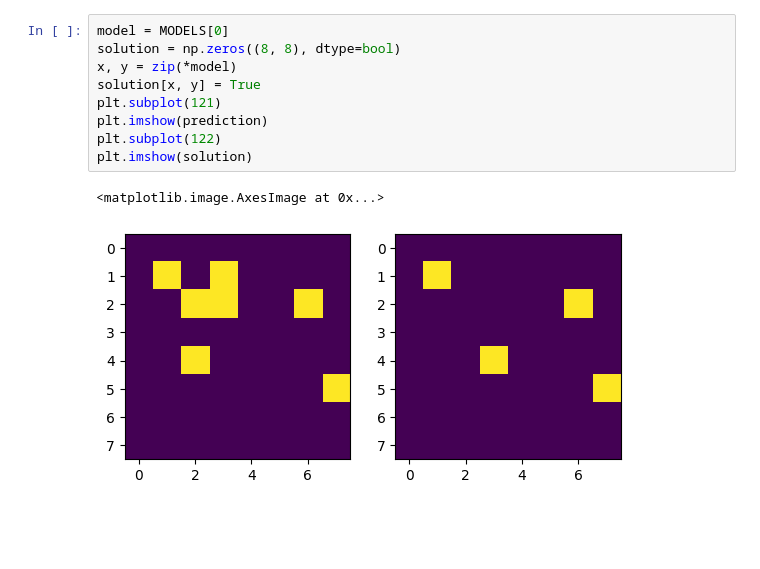
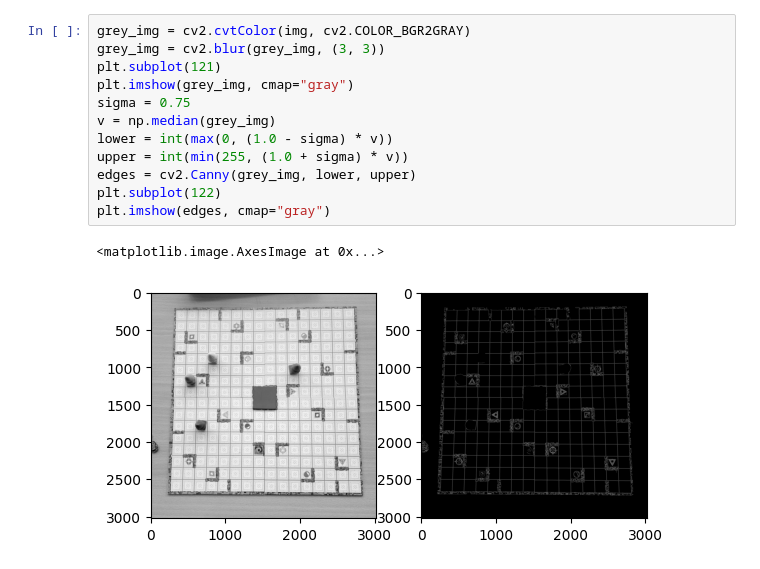
Before and after one commit to blefeuvr/ricochet_robot, a Jupyter notebook: back/test.ipynb, the cells around one changed output. Saved outputs shown, nothing was run; the diff lists cells and outputs as text; blank space fills up the shorter version.

```diff
--- a/back/test.ipynb
+++ b/back/test.ipynb
@@ -38,12 +23,15 @@ plt.imshow(np.rot90(resample(projected, 512)[i], rot[i])[:, :, ::-1])
-# %%
-model = MODELS[0]
-solution = np.zeros((8, 8), dtype=bool)
-x, y = zip(*model)
-solution[x, y] = True
-plt.subplot(121)
-plt.imshow(prediction)
-plt.subplot(122)
-plt.imshow(solution)
-# %% [output]
-<matplotlib.image.AxesImage at 0x...>
-[figure, removed]
+# %%
+grey_img = cv2.cvtColor(img, cv2.COLOR_BGR2GRAY)
+grey_img = cv2.blur(grey_img, (3, 3))
+plt.subplot(121)
+plt.imshow(grey_img, cmap="gray")
+sigma = 0.75
+v = np.median(grey_img)
+lower = int(max(0, (1.0 - sigma) * v))
+upper = int(min(255, (1.0 + sigma) * v))
+edges = cv2.Canny(grey_img, lower, upper)
+plt.subplot(122)
+plt.imshow(edges, cmap="gray")
+# %% [output]
+<matplotlib.image.AxesImage at 0x...>
+[figure, added]
```
Also changed, not shown: parts of 7 cells of this notebook, 14 other files.
